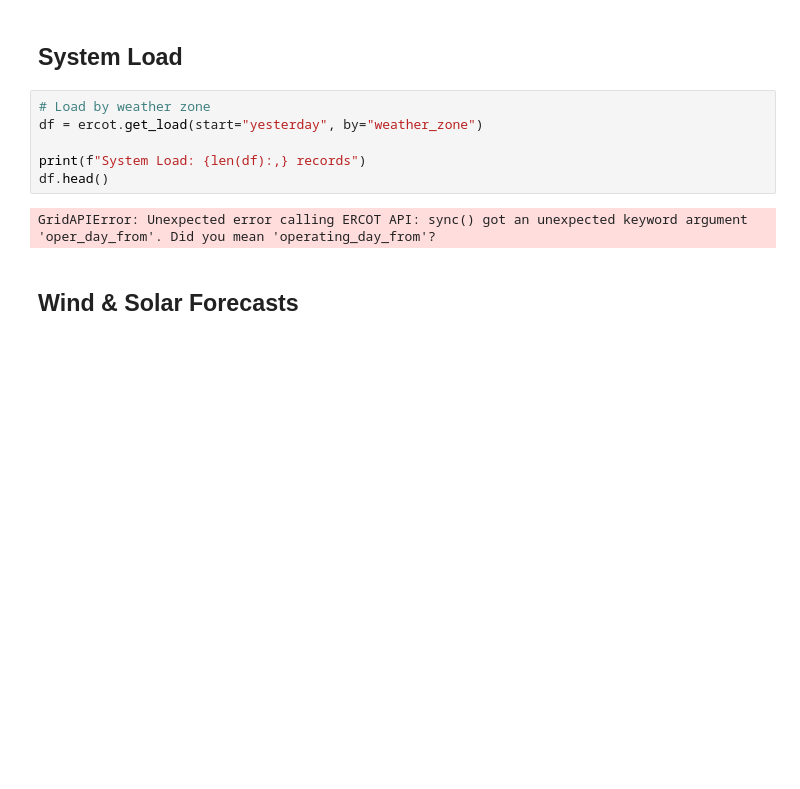
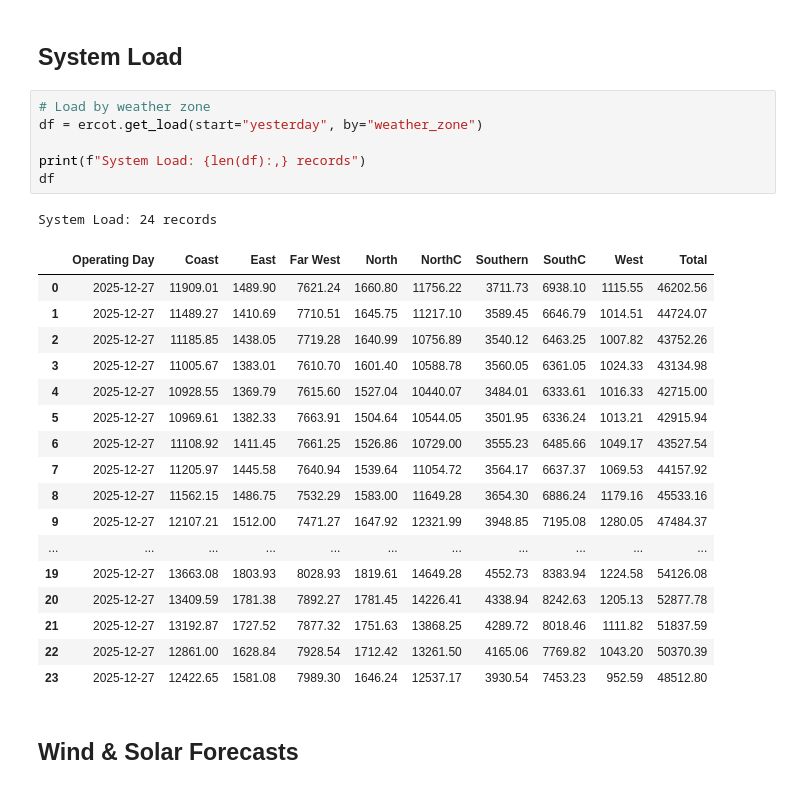
Before and after one commit to kvkenyon/tinygrid, a Jupyter notebook: examples/ercot_demo.ipynb, the cells around one changed output. Drawn from its saved outputs; the diff is of its cells as text; blank space fills up the shorter version.

```diff
--- a/examples/ercot_demo.ipynb
+++ b/examples/ercot_demo.ipynb
@@ -283,11 +283,28 @@ DAM Shadow Prices: 270 records
 # %%
 # Load by weather zone
 df = ercot.get_load(start="yesterday", by="weather_zone")
 
 print(f"System Load: {len(df):,} records")
-df.head()
+df
 # %% [output]
-GridAPIError: Unexpected error calling ERCOT API: sync() got an unexpected keyword argument 'oper_day_from'. Did you mean 'operating_day_from'?
+System Load: 24 records
+|  | Operating Day | Coast | East | Far West | North | NorthC | Southern | SouthC | West | Total |
+| 0 | 2025-12-27 | 11909.01 | 1489.90 | 7621.24 | 1660.80 | 11756.22 | 3711.73 | 6938.10 | 1115.55 | 46202.56 |
+| 1 | 2025-12-27 | 11489.27 | 1410.69 | 7710.51 | 1645.75 | 11217.10 | 3589.45 | 6646.79 | 1014.51 | 44724.07 |
+| 2 | 2025-12-27 | 11185.85 | 1438.05 | 7719.28 | 1640.99 | 10756.89 | 3540.12 | 6463.25 | 1007.82 | 43752.26 |
+| 3 | 2025-12-27 | 11005.67 | 1383.01 | 7610.70 | 1601.40 | 10588.78 | 3560.05 | 6361.05 | 1024.33 | 43134.98 |
+| 4 | 2025-12-27 | 10928.55 | 1369.79 | 7615.60 | 1527.04 | 10440.07 | 3484.01 | 6333.61 | 1016.33 | 42715.00 |
+| 5 | 2025-12-27 | 10969.61 | 1382.33 | 7663.91 | 1504.64 | 10544.05 | 3501.95 | 6336.24 | 1013.21 | 42915.94 |
+| 6 | 2025-12-27 | 11108.92 | 1411.45 | 7661.25 | 1526.86 | 10729.00 | 3555.23 | 6485.66 | 1049.17 | 43527.54 |
+| 7 | 2025-12-27 | 11205.97 | 1445.58 | 7640.94 | 1539.64 | 11054.72 | 3564.17 | 6637.37 | 1069.53 | 44157.92 |
+| 8 | 2025-12-27 | 11562.15 | 1486.75 | 7532.29 | 1583.00 | 11649.28 | 3654.30 | 6886.24 | 1179.16 | 45533.16 |
+| 9 | 2025-12-27 | 12107.21 | 1512.00 | 7471.27 | 1647.92 | 12321.99 | 3948.85 | 7195.08 | 1280.05 | 47484.37 |
+| ... | ... | ... | ... | ... | ... | ... | ... | ... | ... | ... |
+| 19 | 2025-12-27 | 13663.08 | 1803.93 | 8028.93 | 1819.61 | 14649.28 | 4552.73 | 8383.94 | 1224.58 | 54126.08 |
+| 20 | 2025-12-27 | 13409.59 | 1781.38 | 7892.27 | 1781.45 | 14226.41 | 4338.94 | 8242.63 | 1205.13 | 52877.78 |
+| 21 | 2025-12-27 | 13192.87 | 1727.52 | 7877.32 | 1751.63 | 13868.25 | 4289.72 | 8018.46 | 1111.82 | 51837.59 |
+| 22 | 2025-12-27 | 12861.00 | 1628.84 | 7928.54 | 1712.42 | 13261.50 | 4165.06 | 7769.82 | 1043.20 | 50370.39 |
+| 23 | 2025-12-27 | 12422.65 | 1581.08 | 7989.30 | 1646.24 | 12537.17 | 3930.54 | 7453.23 | 952.59 | 48512.80 |
 # %% [markdown]
 ## Wind & Solar Forecasts
 # %%
```
Also changed, not shown: parts of 10 cells of this notebook, 11 other files.
